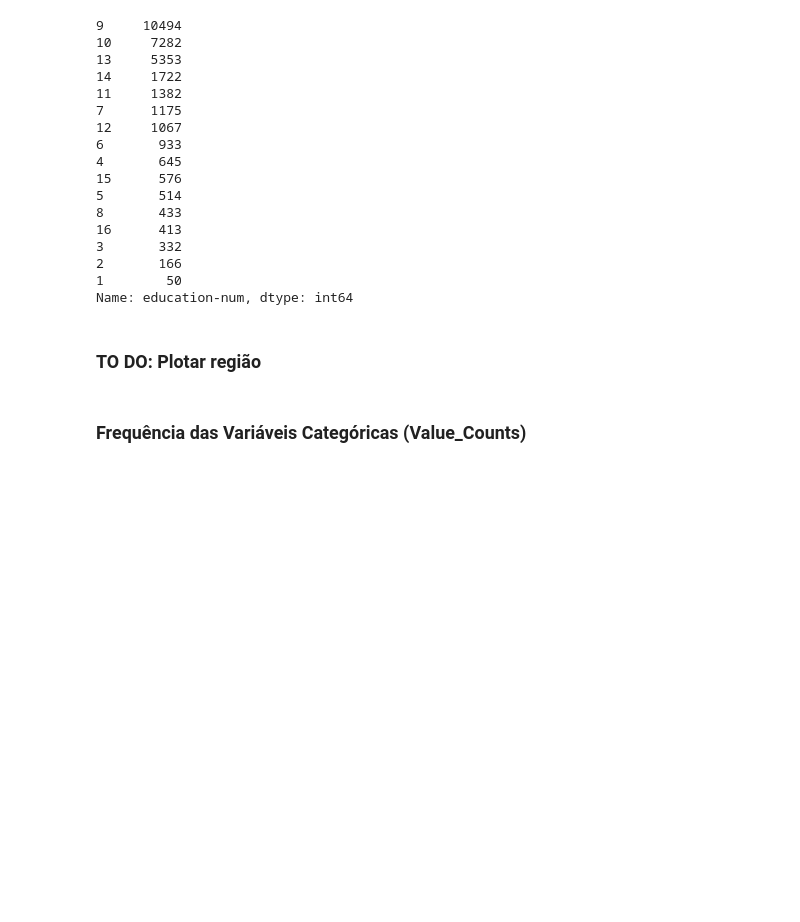
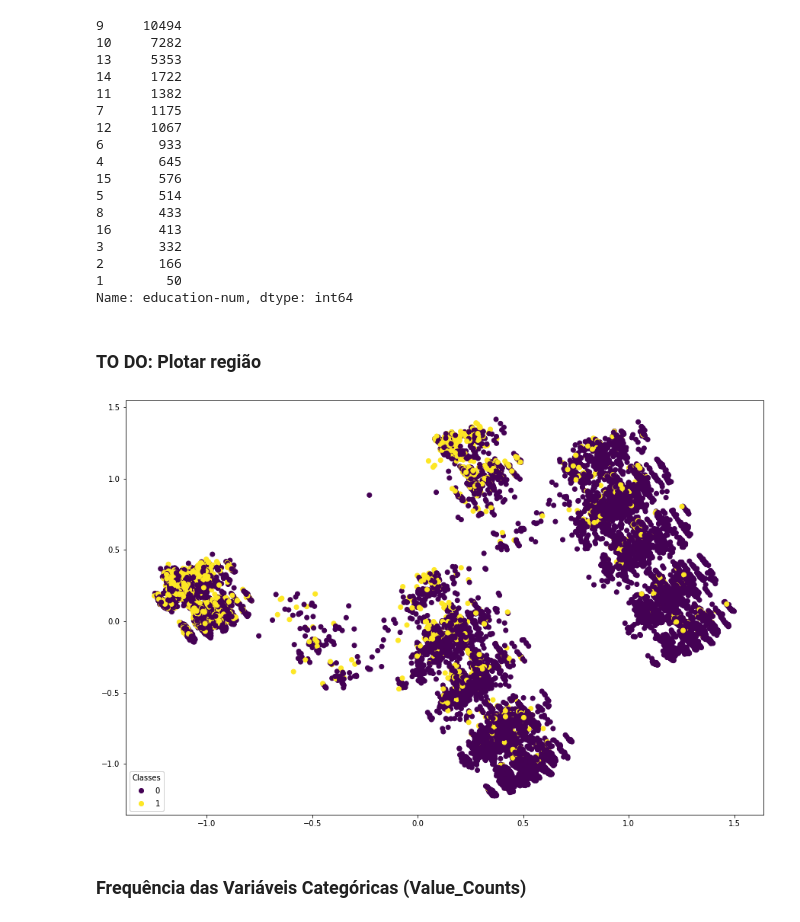
Before and after one commit to mariamaOlive/modelos-preditivos-residencia, a Jupyter notebook: Census.ipynb, the cells around one changed output. Cells and saved outputs as stored; diff of their text form; code cells hidden in the pictures; blank space fills up the shorter version.

```diff
--- a/Census.ipynb
+++ b/Census.ipynb
@@ -289,6 +289,22 @@ df['education-num'].value_counts()
 Name: education-num, dtype: int64
 # %% [markdown]
 ### TO DO: Plotar região
+# %%
+import matplotlib.pyplot as plt
+from sklearn.decomposition import PCA
+
+pca = PCA(2)
+X_pca = pca.fit_transform(preprocessing.minmax_scale(X_train))
+
+fig, ax = plt.subplots(figsize=(15,10))
+scatter = ax.scatter(X_pca[:, 0], X_pca[:, 1], c=y_train)
+
+legend1 = ax.legend(*scatter.legend_elements(),
+                    loc="lower left", title="Classes")
+ax.add_artist(legend1)
+plt.show()
+# %% [output]
+[figure, added]
 # %% [markdown]
 ### Frequência das Variáveis Categóricas (Value_Counts)
 # %%
```
Also changed, not shown: parts of 58 cells of this notebook.
